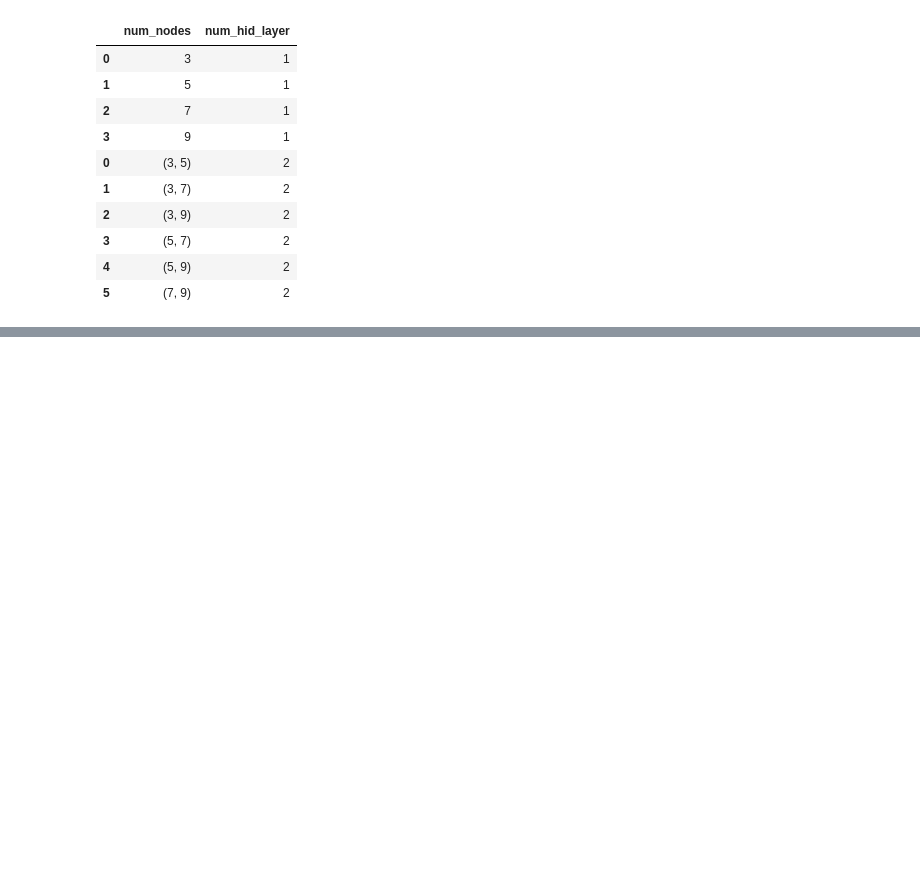
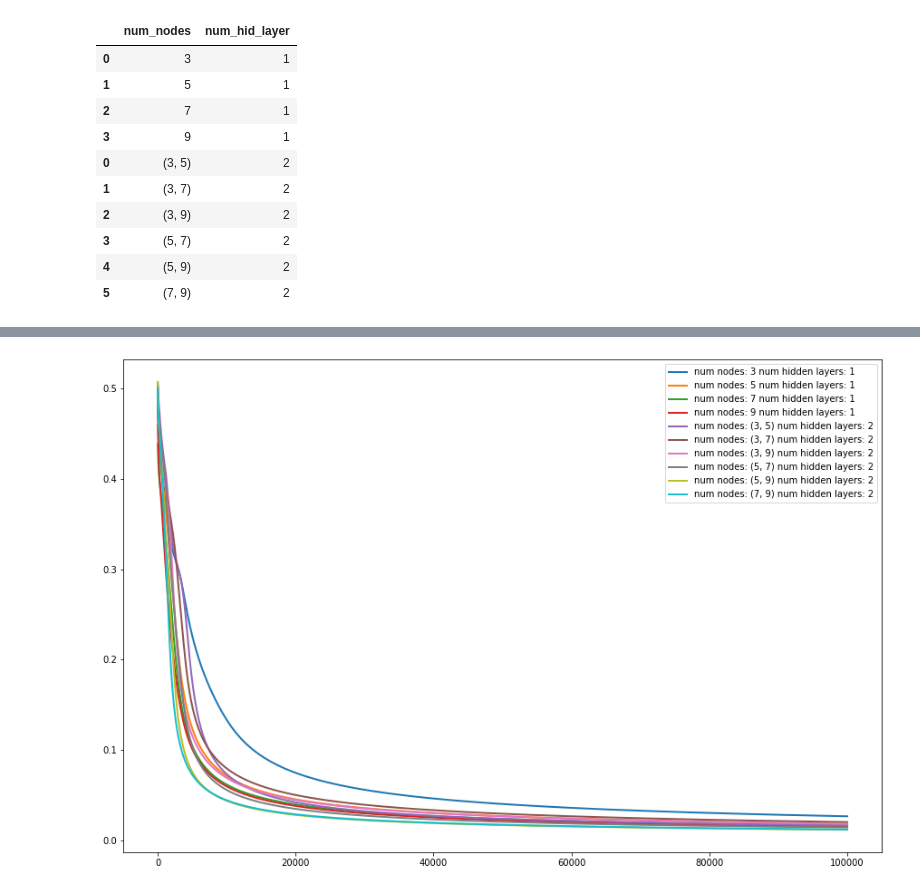
Before and after one commit to phdinds-aim/neural_net_class, a Jupyter notebook: neural_net_class.ipynb, the cells around one changed output, grey strips where cells are left out. Drawn from its saved outputs; the diff is of its cells as text; code cells hidden in the pictures; blank space fills up the shorter version.

```diff
--- a/neural_net_class.ipynb
+++ b/neural_net_class.ipynb
@@ -284,10 +265,8 @@ df_combs
 | 5 | (7, 9) | 2 |
 # %%
 #iterate over df to feed in NN
-main_canvas = plt.figure(figsize = (15, 10))
-plot_canvas = plt.subplot(1, 1, 1)
-# attrib = ["r-", "g-", "b--", "y--", "v--"]
 
+logs = {'labels':[], 'errors':[]}
 k = 0
 
 for index, row in df_combs.iterrows():
@@ -304,11 +283,10 @@ for index, row in df_combs.iterrows():
     nn.add_layer(4, activation='sigmoid', learning_rate=0.01) # output
 
     np.random.seed(42)
-    nn.fit(X_train, y_train, train_iter=100, verbose=False)
+    nn.fit(X_train, y_train, train_iter=100000, verbose=False)
 
     label = f"num nodes: {df_combs['num_nodes'].iloc[k]} num hidden layers: {df_combs['num_hid_layer'].iloc[k]}"
-#     plot_canvas.plot(nn.errors, attrib[k], lw = 5, label=label)
-    plot_canvas.plot(nn.errors, lw = 5, label=label)
     k += 1
-plt.legend()
-plt.show()
+
+    logs['labels'] += [label]
+    logs['errors'] += [nn.errors]
@@ -326,0 +308,15 @@ last layer layer_3
+# %%
+main_canvas = plt.figure(figsize = (15, 10))
+plot_canvas = plt.subplot(1, 1, 1)
+# attrib = ["r-", "g-", "b--", "y--", "v--"]
+
+data = pd.DataFrame.from_dict(logs)
+
+for i in range(len(data)):
+#     plot_canvas.plot(nn.errors, attrib[k], lw = 5, label=label)
+    plot_canvas.plot(data['errors'].iloc[i], lw = 2, label=data['labels'].iloc[i])
+    k += 1
+plt.legend()
+plt.show()
+# %% [output]
+[figure, added]
```
Also changed, not shown: parts of 11 cells of this notebook.
